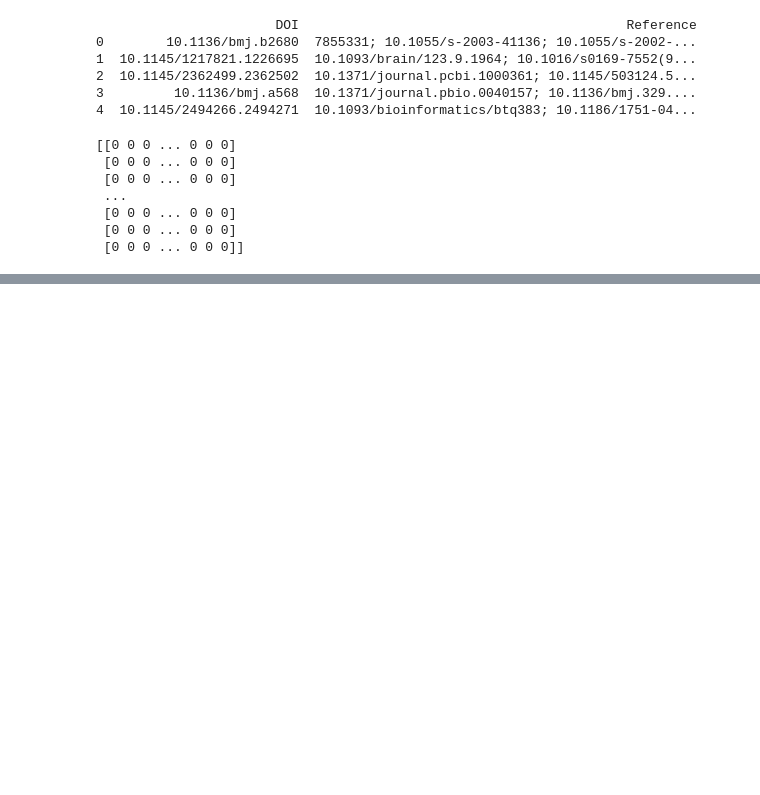
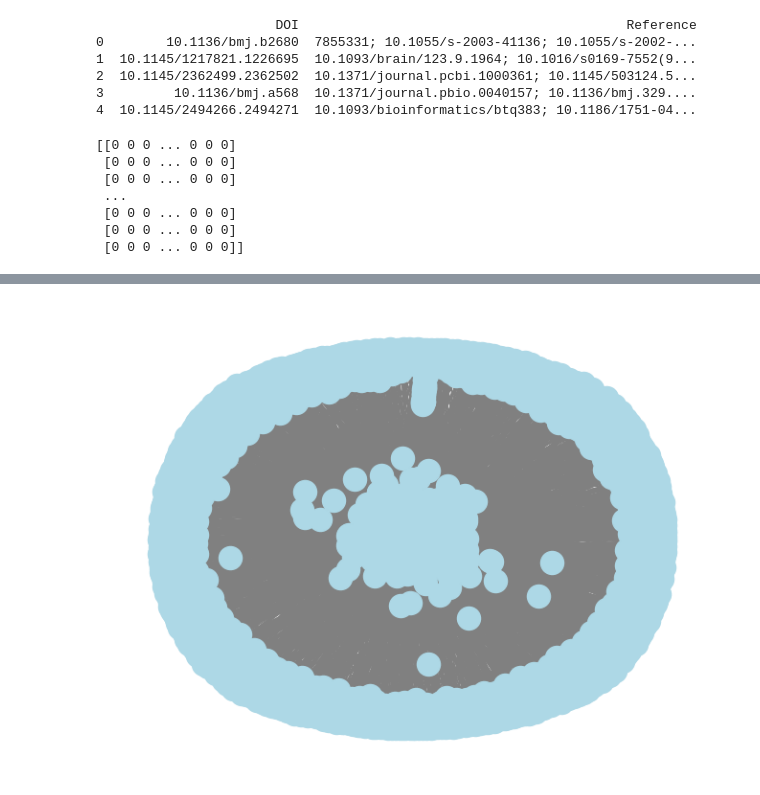
Before and after one commit to JCanode1/CST440, a Jupyter notebook: creatingGraph.ipynb, the cells around one changed output, grey strips where cells are left out. Saved outputs shown, nothing was run; the diff lists cells and outputs as text; code cells hidden in the pictures; blank space fills up the shorter version.

Commit message:
created graph of the data

```diff
--- a/creatingGraph.ipynb
+++ b/creatingGraph.ipynb
@@ -326,0 +487,27 @@ np.savetxt('adjacency_matrix.txt', adjacency_matrix, fmt='%d')
+# %%
+import networkx as nx
+import matplotlib.pyplot as plt
+import numpy as np
+
+# Load the adjacency matrix from the text file
+adjacency_matrix = np.loadtxt('adjacency_matrix.txt', dtype=int)
+
+# Create a directed graph
+graph = nx.DiGraph()
+
+# Add nodes to the graph
+num_nodes = adjacency_matrix.shape[0]
+graph.add_nodes_from(range(num_nodes))
+
+# Add edges to the graph based on the adjacency matrix
+for i in range(num_nodes):
+    for j in range(num_nodes):
+        if adjacency_matrix[i][j] == 1:
+            graph.add_edge(i, j)
+
+# Draw the graph
+pos = nx.spring_layout(graph)
+nx.draw(graph, pos, with_labels=False, node_color='lightblue', edge_color='gray', arrows=True)
+plt.show()
+# %% [output]
+[figure, added]
```
Also changed, not shown: parts of 8 cells of this notebook.
